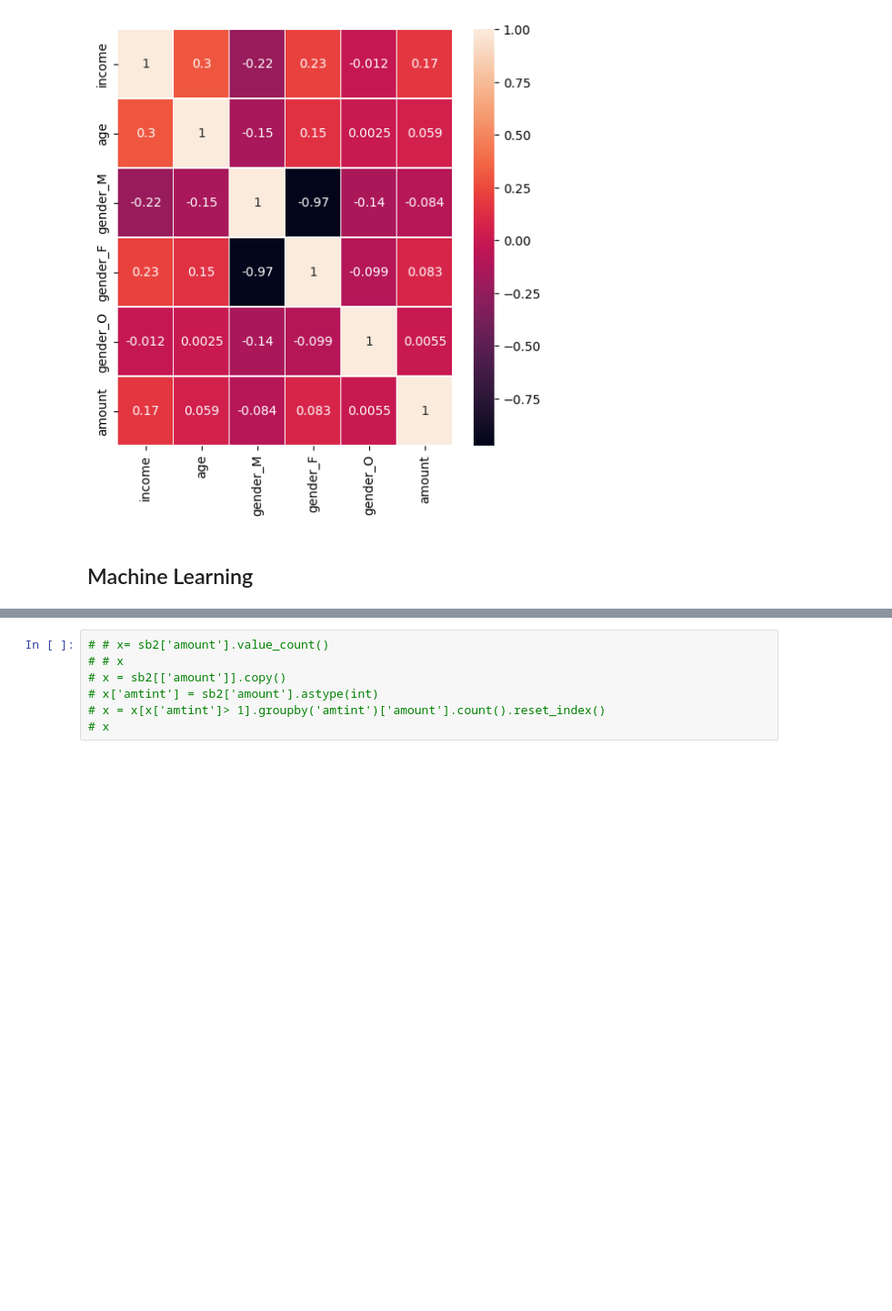
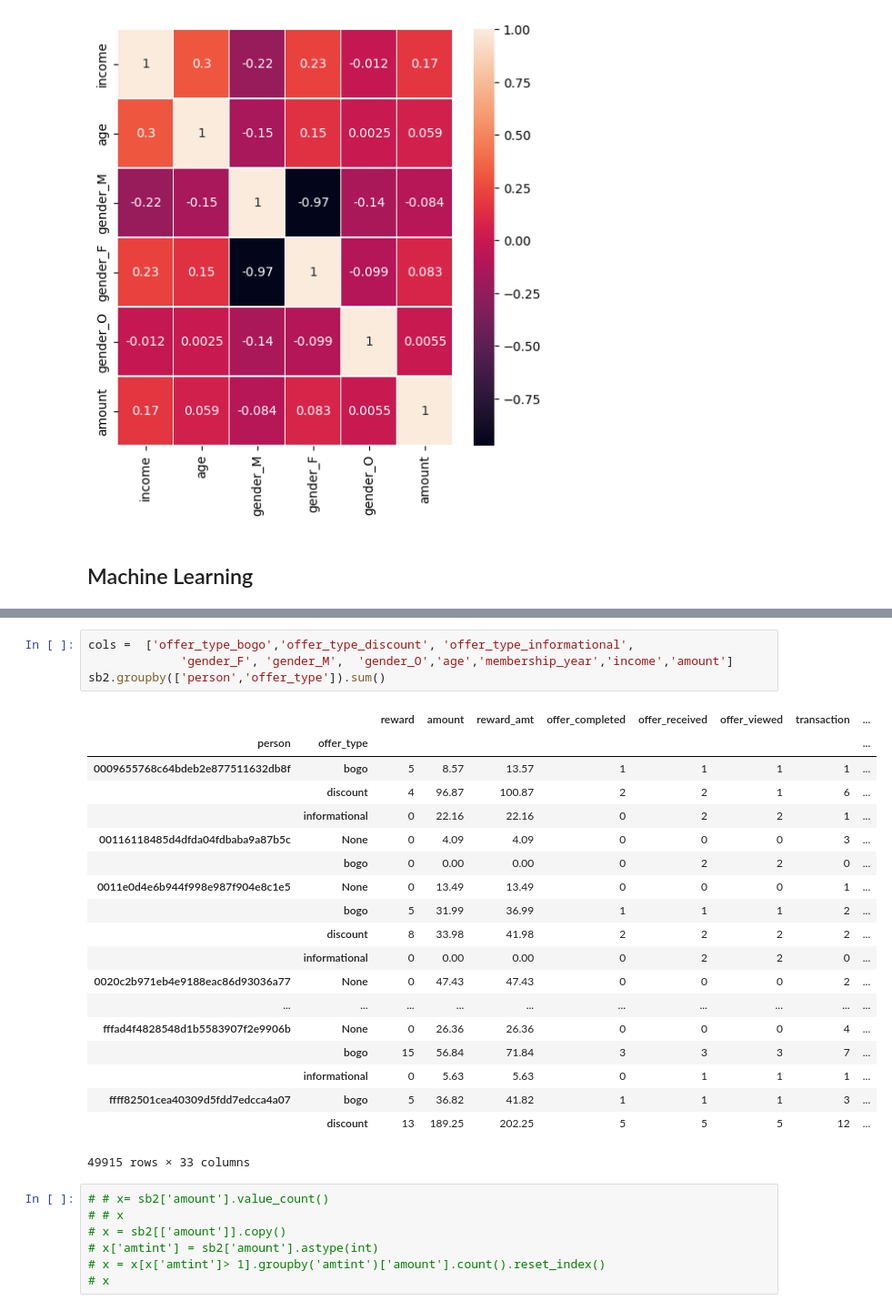
Before and after one commit to mdeevan/StarbucksCapstone, a Jupyter notebook: Starbucks_Capstone_notebook.ipynb, the cells around one changed output, grey strips where cells are left out. Shown at 91% size. Cells and saved outputs as stored; diff of their text form; blank space fills up the shorter version.

```diff
--- a/Starbucks_Capstone_notebook.ipynb
+++ b/Starbucks_Capstone_notebook.ipynb
@@ -1331,3 +1375,27 @@ Index(['person', 'assigned_offer', 'offer_counter', 'reward', 'amount',
+# %%
+cols =  ['offer_type_bogo','offer_type_discount', 'offer_type_informational',
+             'gender_F', 'gender_M',  'gender_O','age','membership_year','income','amount']
+sb2.groupby(['person','offer_type']).sum()
+# %% [output]
+|  |  | reward | amount | reward_amt | offer_completed | offer_received | offer_viewed | transaction | ... |
+| person | offer_type |  |  |  |  |  |  |  | ... |
+| 0009655768c64bdeb2e877511632db8f | bogo | 5 | 8.57 | 13.57 | 1 | 1 | 1 | 1 | ... |
+|  | discount | 4 | 96.87 | 100.87 | 2 | 2 | 1 | 6 | ... |
+|  | informational | 0 | 22.16 | 22.16 | 0 | 2 | 2 | 1 | ... |
+| 00116118485d4dfda04fdbaba9a87b5c | None | 0 | 4.09 | 4.09 | 0 | 0 | 0 | 3 | ... |
+|  | bogo | 0 | 0.00 | 0.00 | 0 | 2 | 2 | 0 | ... |
+| 0011e0d4e6b944f998e987f904e8c1e5 | None | 0 | 13.49 | 13.49 | 0 | 0 | 0 | 1 | ... |
+|  | bogo | 5 | 31.99 | 36.99 | 1 | 1 | 1 | 2 | ... |
+|  | discount | 8 | 33.98 | 41.98 | 2 | 2 | 2 | 2 | ... |
+|  | informational | 0 | 0.00 | 0.00 | 0 | 2 | 2 | 0 | ... |
+| 0020c2b971eb4e9188eac86d93036a77 | None | 0 | 47.43 | 47.43 | 0 | 0 | 0 | 2 | ... |
+| ... | ... | ... | ... | ... | ... | ... | ... | ... | ... |
+| fffad4f4828548d1b5583907f2e9906b | None | 0 | 26.36 | 26.36 | 0 | 0 | 0 | 4 | ... |
+|  | bogo | 15 | 56.84 | 71.84 | 3 | 3 | 3 | 7 | ... |
+|  | informational | 0 | 5.63 | 5.63 | 0 | 1 | 1 | 1 | ... |
+| ffff82501cea40309d5fdd7edcca4a07 | bogo | 5 | 36.82 | 41.82 | 1 | 1 | 1 | 3 | ... |
+|  | discount | 13 | 189.25 | 202.25 | 5 | 5 | 5 | 12 | ... |
+49915 rows × 33 columns
 # %%
 # # x= sb2['amount'].value_count()
 # # x
```
Also changed, not shown: parts of 50 cells of this notebook.
